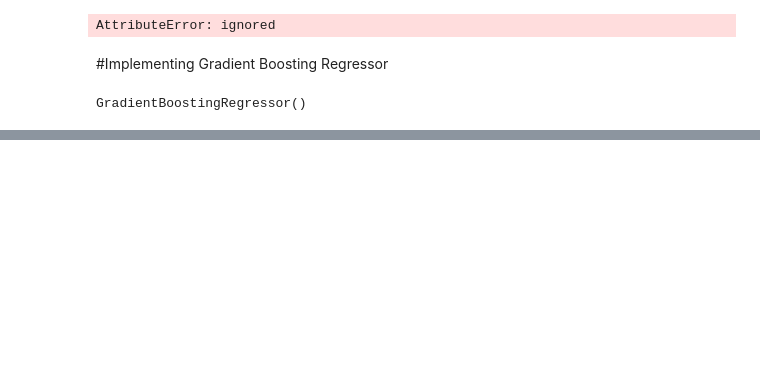
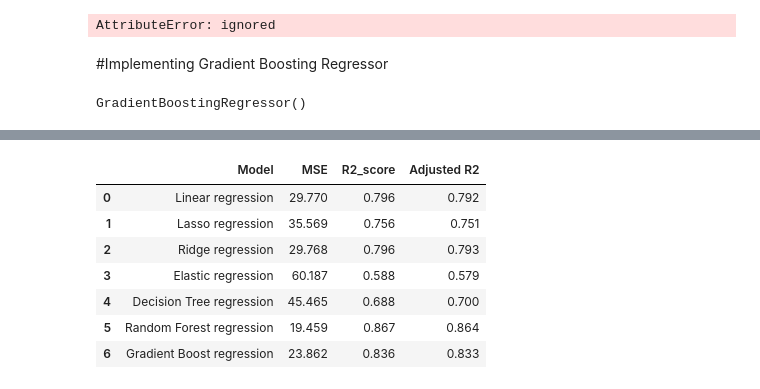
Before and after one commit to GoPlusUltra/Bike-Sharing-Prediction-Model, a Jupyter notebook: Copy_of_Bike_Sharing_Demand_Prediction_Capstone_Project.ipynb, the cells around one changed output, grey strips where cells are left out. Saved outputs shown, nothing was run; the diff lists cells and outputs as text; code cells hidden in the pictures; blank space fills up the shorter version.

```diff
--- a/Copy_of_Bike_Sharing_Demand_Prediction_Capstone_Project.ipynb
+++ b/Copy_of_Bike_Sharing_Demand_Prediction_Capstone_Project.ipynb
@@ -884,0 +1024,9 @@ decision_tree_reg_y_pred_test=elastic_net.predict(X_test)
+# %%
+decision_tree_reg_MSE=mean_squared_error(y_train,decision_tree_reg_y_pred_train)
+print('decision_tree_reg_MSE is ',decision_tree_reg_MSE)
+
+decision_tree_reg_r2_score=r2_score(y_train,decision_tree_reg_y_pred_train)
+print('decision_tree_reg_r2_score is',decision_tree_reg_r2_score)
+
+decision_tree_reg_Adjusted_R2=(1-(1-r2_score((y_train), (decision_tree_reg_y_pred_train)))*((X_train.shape[0]-1)/(X_train.shape[0]-X_train.shape[1]-1)))
+print('decision_tree_reg_Adjusted_R2 is',decision_tree_reg_Adjusted_R2)
@@ -898,3 +1060,11 @@ decision_tree_reg_Adjusted_R2 is 0.3610737457122788
+# %%
+# storing the test set metrics value in a dataframe for later comparison
+test_model_metrics_dict={'Model':'Decision Tree regression ',
+       'MSE':round((decision_tree_reg_MSE),3),
+       'R2_score':round((decision_tree_reg_r2_score),3),
+       'Adjusted R2':round((decision_tree_reg_Adjusted_R2 ),3)
+       }
+test_df=test_df.append(test_model_metrics_dict,ignore_index=True)
 # %% [markdown]
 # Implementing Random Forest Regression
 # %%
@@ -927,3 +1122,11 @@ RF_regressor_Adjusted_R2 is 0.9013217394114201
+# %%
+# storing the test set metrics value in a dataframe for later comparison
+test_model_metrics_dict={'Model':'Random Forest regression ',
+       'MSE':round((RF_regressor_MSE),3),
+       'R2_score':round((RF_regressor_r2_score),3),
+       'Adjusted R2':round((RF_regressor_Adjusted_R2 ),3)
+       }
+test_df=test_df.append(test_model_metrics_dict,ignore_index=True)
 # %%
 from numpy.ma.core import argsort
 features=X_train.columns
@@ -974,0 +1197,8 @@ df.columns
+# %%
+# storing the test set metrics value in a dataframe for later comparison
+test_model_metrics_dict={'Model':'Gradient Boost regression ',
+       'MSE':round((GB_boost_regressor_MSE),3),
+       'R2_score':round((GB_boost_regressor_r2_score),3),
+       'Adjusted R2':round((GB_boost_regressor_Adjusted_R2 ),3)
+       }
+test_df=test_df.append(test_model_metrics_dict,ignore_index=True)
@@ -974,0 +1216,11 @@ df.columns
+# %%
+test_df
+# %% [output]
+|  | Model | MSE | R2_score | Adjusted R2 |
+| 0 | Linear regression | 29.770 | 0.796 | 0.792 |
+| 1 | Lasso regression | 35.569 | 0.756 | 0.751 |
+| 2 | Ridge regression | 29.768 | 0.796 | 0.793 |
+| 3 | Elastic regression | 60.187 | 0.588 | 0.579 |
+| 4 | Decision Tree regression | 45.465 | 0.688 | 0.700 |
+| 5 | Random Forest regression | 19.459 | 0.867 | 0.864 |
+| 6 | Gradient Boost regression | 23.862 | 0.836 | 0.833 |
```
Also changed, not shown: parts of 68 cells of this notebook.
